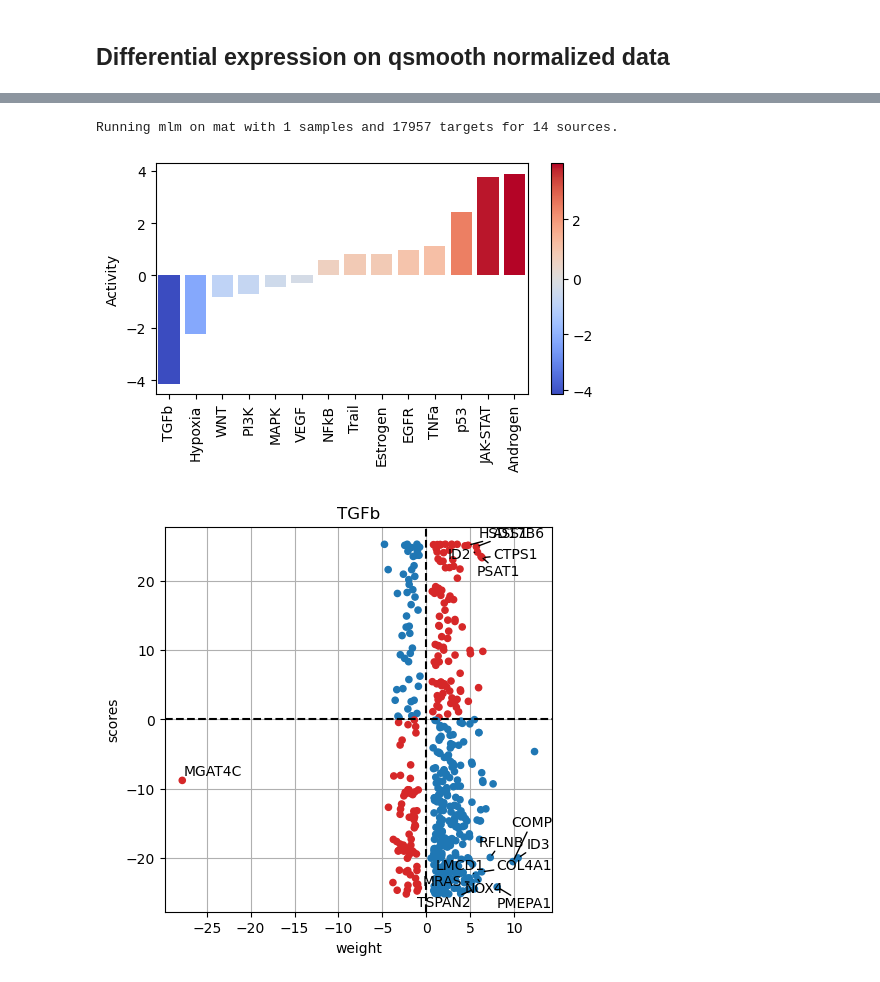
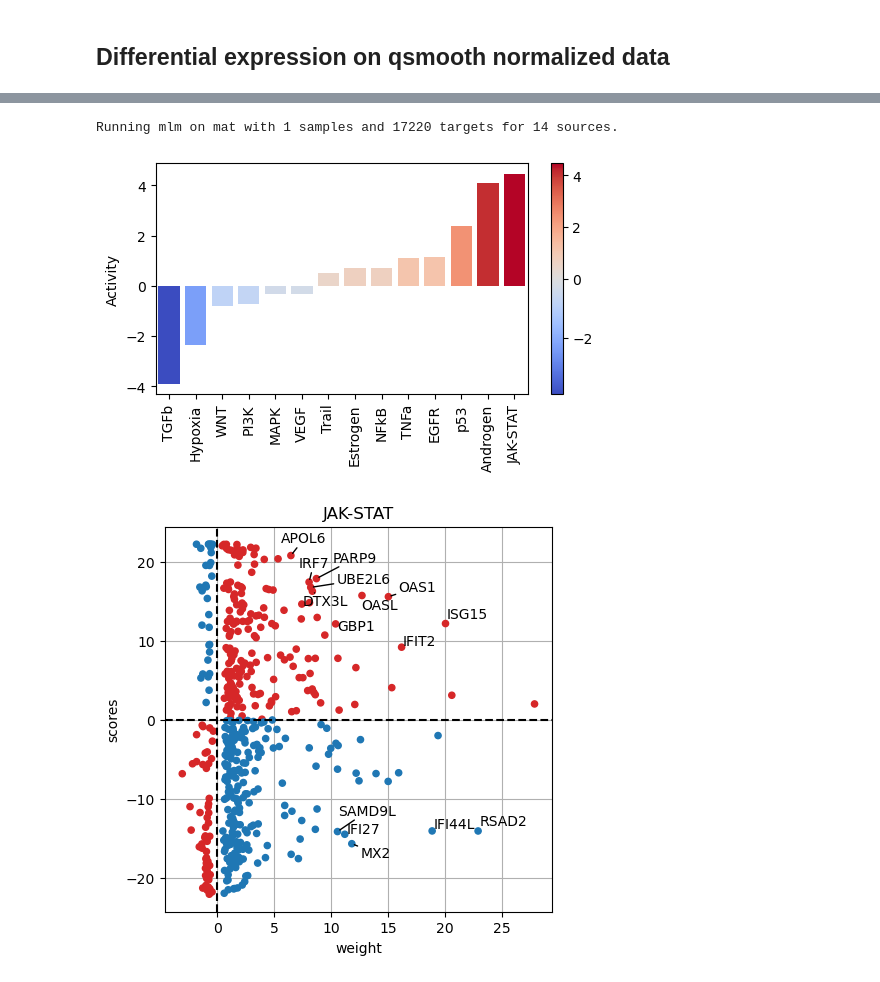
Before and after one commit to j-bac/GTEx_analysis, a Jupyter notebook: analyses/1_baseline_specificity.ipynb, the cells around one changed output, grey strips where cells are left out. Cells and saved outputs as stored; diff of their text form; code cells hidden in the pictures.

```diff
--- a/analyses/1_baseline_specificity.ipynb
+++ b/analyses/1_baseline_specificity.ipynb
@@ -72,0 +54,5 @@ adata.obs['donor_ids'].value_counts().hist()
+# %%
+contaminating_genes = adata.var_names[adata.var['Description'].isin(['PRSS1', 'CELA3A', 'PNLIP', 'CLPS', 'KRT4', 'KRT13'])]
+sc.settings.figdir=pathlib.Path('../figures/')
+sc.pl.pca(adata,color=['SEX','AGE','SMCENTER','SMTSD'],ncols=2,annotate_var_explained=True,save='qsmooth_PCA_covariates.png')
+sc.pl.pca(adata,color=contaminating_genes,ncols=2,annotate_var_explained=True,save='qsmooth_PCA_contaminating_genes.png')
@@ -73,7 +64,2 @@ adata.obs['donor_ids'].value_counts().hist()
 # %% [markdown]
 ## Simple specificity metrics on qsmooth normalized data
-# %%
-contaminating_genes = adata.var_names[adata.var['Description'].isin(['PRSS1', 'CELA3A', 'PNLIP', 'CLPS', 'KRT4', 'KRT13'])]
-sc.settings.figdir=pathlib.Path('../figures')
-sc.pl.pca(adata,color=['SEX','AGE','SMCENTER','SMTSD'],ncols=2,annotate_var_explained=True,save='qsmooth_PCA_covariates.png')
-sc.pl.pca(adata,color=contaminating_genes,ncols=2,annotate_var_explained=True,save='qsmooth_PCA_contaminating_genes.png')
@@ -89,32 +81,14 @@ Tau(adata.X[:,0].toarray())
 # %% [markdown]
 ## Differential expression on qsmooth normalized data
-# %%
-liver = 'Liver_expressed'
-rest = ['Muscle - Skeletal_expressed',
-        'Heart - Atrial Appendage_expressed', 'Thyroid_expressed',
-        'Lung_expressed', 'Spleen_expressed', 'Pancreas_expressed',
-        'Stomach_expressed', 'Heart - Left Ventricle_expressed',
-        'Pituitary_expressed',  'Kidney - Cortex_expressed',
-        'Kidney - Medulla_expressed']
-
-# for t in adata.obs['SMTSD'].unique():
-#     tissue_idx = adata.obs['SMTSD']==t
-#     adata.var[t+'_expressed'] = ((adata[tissue_idx].X>0).A.sum(0) > 0)
-
-# liver_specific_on = (~adata.var[rest].sum(1)>0) & adata.var[[liver]].sum(1)>0
-
-liverVSrest = (adata.obs['SMTSD'] == 'Liver')
-adata.obs['liverVSrest'] = ''
-adata.obs.loc[liverVSrest,'liverVSrest'] = 'Liver'
-adata.obs.loc[~liverVSrest,'liverVSrest'] = 'rest'
 # %%
 sc.tl.rank_genes_groups(adata,groupby='SMTSD',method='wilcoxon',key_added='tissue_pairwise_wilcoxon')
 
 results_df = sc.get.rank_genes_groups_df(adata,group='Liver',key='tissue_pairwise_wilcoxon').set_index('names').join(adata.var).set_index('Description')
 
+# LYNX1 is a duplicated name but not in collectri network and can be safely renamed here
+results_df.index = [(c if c!= 'LYNX1' else c+f'{i}') for i, c in enumerate(results_df.index)]
 # input to TF activity inference with collectri
 mat = results_df[['scores']].T.rename(index={'scores': 'liver.vs.rest'})
-mat = mat[[c for c in mat.columns if c!='LYNX1']] # LYNX1 is not in collectri network and can be safely ignored here
 # %%
 dc.plot_volcano_df(
     results_df,
@@ -233,17 +165,17 @@ dc.plot_volcano(
 # %%
 # Retrieve PROGENy model weights
 progeny = dc.get_progeny(top=500)
 # Infer pathway activities with mlm
 pathway_acts, pathway_pvals = dc.run_mlm(mat=mat, net=progeny, verbose=True)
 dc.plot_barplot(
     pathway_acts,
     'liver.vs.rest',
     top=25,
     vertical=False,
     figsize=(6, 3)
 )
-dc.plot_targets(results_df.loc[[c for c in mat.columns if c!='LYNX1']], stat='scores', source_name='TGFb', net=progeny, top=15)
+dc.plot_targets(results_df.loc[[c for c in mat.columns if c!='LYNX1']], stat='scores', source_name='JAK-STAT', net=progeny, top=15)
 # %% [output]
-Running mlm on mat with 1 samples and 17957 targets for 14 sources.
+Running mlm on mat with 1 samples and 17220 targets for 14 sources.
-[figure, old version]
+[figure, new version]
-[figure, old version]
+[figure, new version]
```
Also changed, not shown: parts of 24 cells of this notebook.
